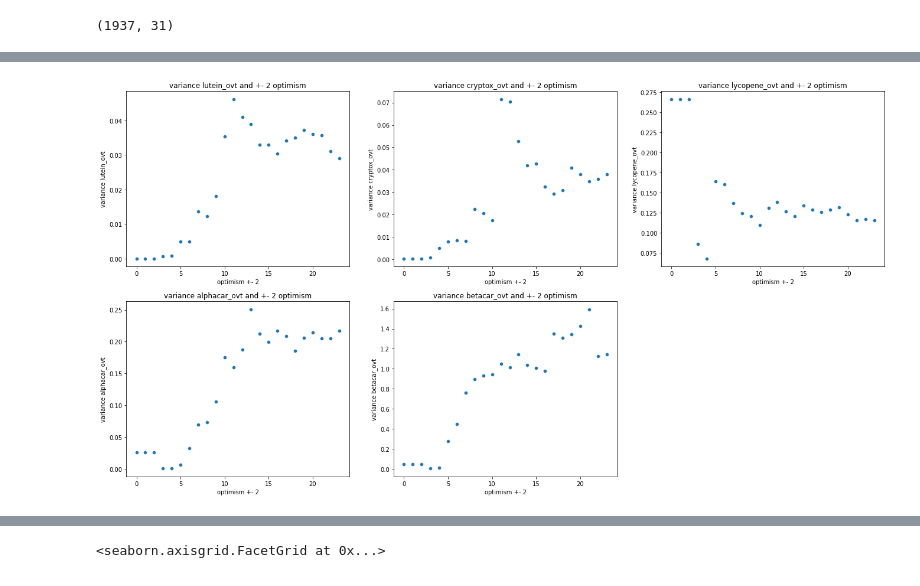
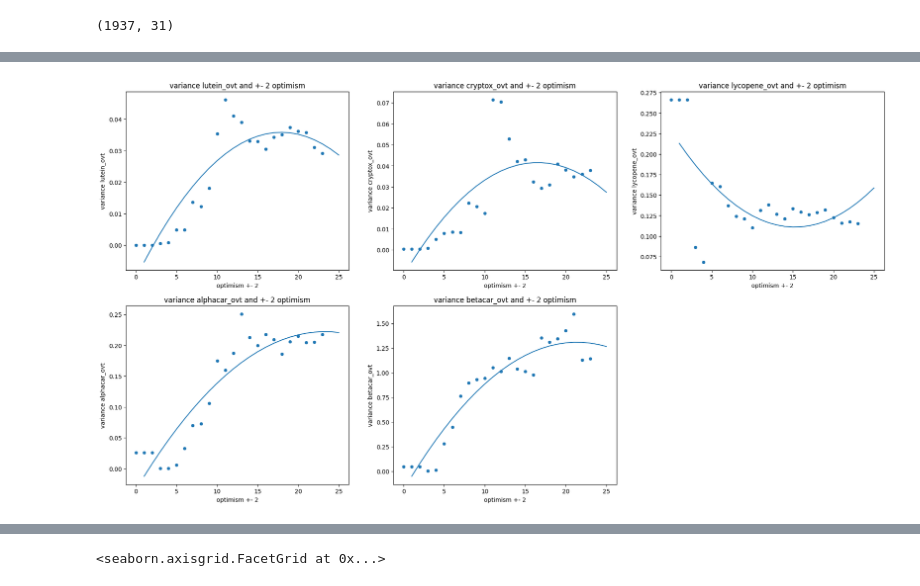
Before and after one commit to pndang/Project_WHEL, a Jupyter notebook: exploratory_analysis_p2.ipynb, the cells around one changed output, grey strips where cells are left out. Saved outputs shown, nothing was run; the diff lists cells and outputs as text; code cells hidden in the pictures.

```diff
--- a/exploratory_analysis_p2.ipynb
+++ b/exploratory_analysis_p2.ipynb
@@ -80,19 +80,24 @@ for col in target_col:
 # %%
 # Plotting the optimism intervals and variances
 
 idx = 1
 plt.figure(figsize=(23, 12))
 target_col = ['lutein_ovt', 'cryptox_ovt', 'lycopene_ovt', 'alphacar_ovt', 'betacar_ovt']
 for col in target_col:
   x, y = rolling_var(bcep_tf, 'optimism', col, 2)
   plt.subplot(2, 3, idx)
   sns.scatterplot(x=x, y=y)
+  # data = pd.DataFrame({'x':x, 'y':y})
+  # sns.lmplot(x='x', y='y', data=data, order=2)
+  line = np.linspace(1, 25, 25)
+  model = np.poly1d(np.polyfit(x, y, 2))
+  plt.plot(line, model(line))
   plt.title(f'variance {col} and +- 2 optimism')
   plt.xlabel('optimism +- 2')
   plt.ylabel(f'variance {col}')
   idx += 1
 # %% [output]
-[figure, old version]
+[figure, new version]
 # %%
 # Plotting the physical health intervals and variances
 
```
Also changed, not shown: parts of 2 cells of this notebook.
